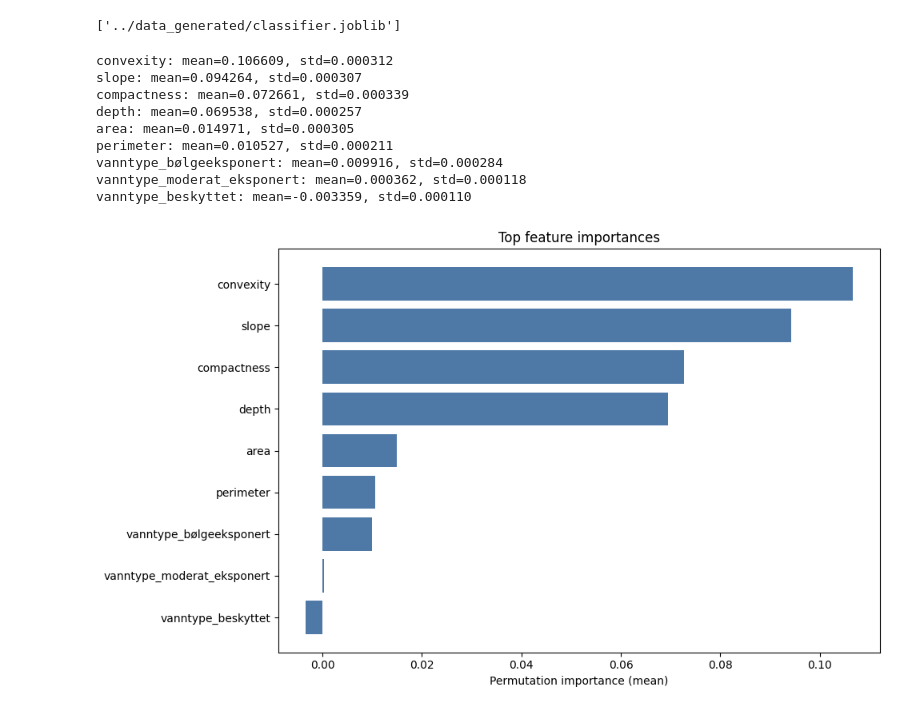
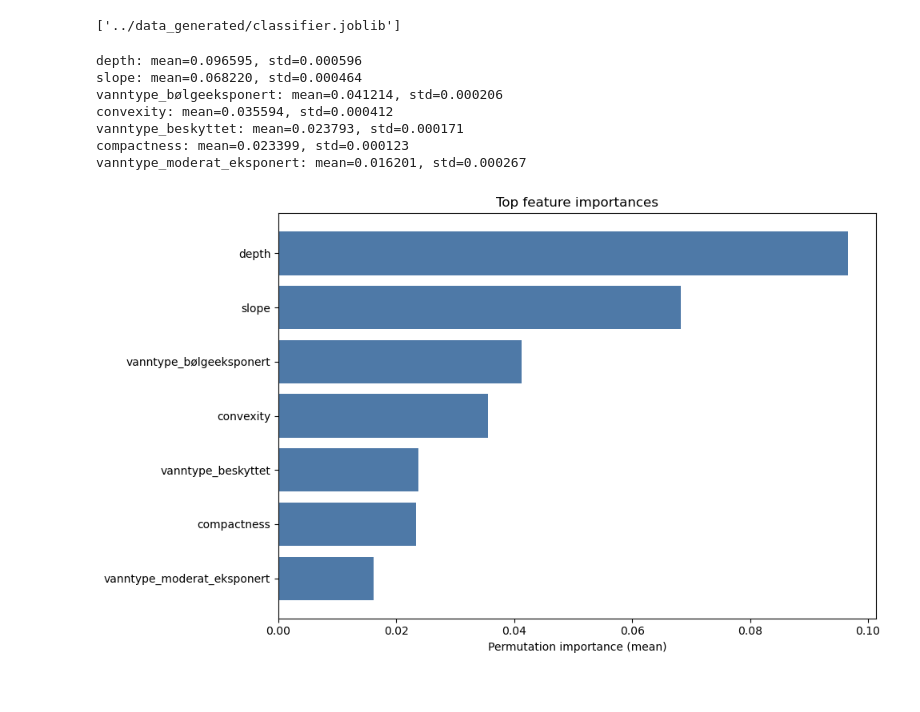
Before and after one commit to NIVANorge/marint-naturkart-niva, a Jupyter notebook: notebooks/02_modelling.ipynb, the cells around one changed output. Drawn from its saved outputs; the diff is of its cells as text; code cells hidden in the pictures.

```diff
--- a/notebooks/02_modelling.ipynb
+++ b/notebooks/02_modelling.ipynb
@@ -56,7 +52,7 @@ county_codes = [
     #"32_Akershus",
     #"39_Vestfold",
     "46_Vestland",
-    #"50_Trondelag",
+    "50_Trondelag",
     #"55_Troms",
     #"56_Finnmark",
 ]
@@ -70,6 +66,8 @@ for code in county_codes:
 gdfs = [gpd.read_parquet(path) for path in county_files]
 
 gdf_depth = gpd.GeoDataFrame(pd.concat(gdfs, ignore_index=True))
+crs = gdf_depth.crs
+del gdfs
 # %%
 gdf_depth = subkart.features.depth_preprocess(gdf_depth)
 # %%
@@ -102,8 +100,9 @@ gdf_bunn_full["BunnType"].unique().tolist()
 # %% [output]
 ['blanding/uspesifisert', 'fastbunn', 'løsbunn']
 # %%
-gdf_bunn_full = gdf_bunn_full.to_crs(gdf_depth.crs)
+gdf_bunn_full = gdf_bunn_full.to_crs(crs)
 bunn_raster, valid_bunn = subkart.labelling.rasterize_bunn_type(gdf_bunn_full, rasters[0].shape[-2:], rasters[0].transform)
+del gdf_bunn_full
 # %%
 valid = valid_attrs & valid_bunn
 
@@ -125,11 +124,10 @@ X_train, X_val, y_train, y_val = train_test_split(
 
 Train a quick baseline for each model
 # %%
-# Ensure each model type is evaluated at least once before randomized search
 baseline_models = [
     HistGradientBoostingClassifier(random_state=42, class_weight=class_weights),
-    #RandomForestClassifier(n_jobs=2, class_weight=class_weights, random_state=42),
-    #LogisticRegression(max_iter=100000, class_weight=class_weights, random_state=42),
+    RandomForestClassifier(n_jobs=2, class_weight=class_weights, random_state=42),
+    LogisticRegression(max_iter=100000, class_weight=class_weights, random_state=42),
 ]
 score = 0
 for base_model in baseline_models:
@@ -241,7 +223,7 @@ result = permutation_importance(
 )
 _, id_type_map, _ = subkart.features.marine_type_map()
 # Build feature names: terrain features + one-hot marine type features
-terrain_features =  ["depth", "slope", "area", "perimeter", "compactness", "convexity"]
+terrain_features =  ["depth", "slope", "compactness", "convexity"]
 vanntype_names = list(id_type_map.values())
 feature_names = terrain_features + [f"vanntype_{name}" for name in vanntype_names]
 
@@ -250,40 +232,38 @@ importances_mean = result.importances_mean
 importances_std = result.importances_std
 sorted_idx = np.argsort(importances_mean)[::-1]
 
 # Print top 20 features
 top_n = 20
 for i in sorted_idx[:top_n]:
     print(f"{feature_names[i]}: mean={importances_mean[i]:.6f}, std={importances_std[i]:.6f}")
 
 # Save full importance results to JSON
 importance_dict = [
     {
         "feature": feature_names[i],
         "mean": float(importances_mean[i]),
         "std": float(importances_std[i]),
     }
     for i in sorted_idx
 ]
 
 
 top_idx = sorted_idx[:top_n]
 labels = [feature_names[i] for i in top_idx]
 values = importances_mean[top_idx]
 
 plt.figure(figsize=(10, 6))
 plt.barh(labels[::-1], values[::-1], color="#4e79a7")
 plt.xlabel("Permutation importance (mean)")
 plt.title("Top feature importances")
 plt.tight_layout()
 plt.show()
 # %% [output]
-convexity: mean=0.106609, std=0.000312
-slope: mean=0.094264, std=0.000307
-compactness: mean=0.072661, std=0.000339
-depth: mean=0.069538, std=0.000257
-area: mean=0.014971, std=0.000305
-perimeter: mean=0.010527, std=0.000211
-vanntype_bølgeeksponert: mean=0.009916, std=0.000284
-vanntype_moderat_eksponert: mean=0.000362, std=0.000118
-vanntype_beskyttet: mean=-0.003359, std=0.000110
+depth: mean=0.096595, std=0.000596
+slope: mean=0.068220, std=0.000464
+vanntype_bølgeeksponert: mean=0.041214, std=0.000206
+convexity: mean=0.035594, std=0.000412
+vanntype_beskyttet: mean=0.023793, std=0.000171
+compactness: mean=0.023399, std=0.000123
+vanntype_moderat_eksponert: mean=0.016201, std=0.000267
-[figure, old version]
+[figure, new version]
```
Also changed, not shown: parts of 7 cells of this notebook, 3 other files.
